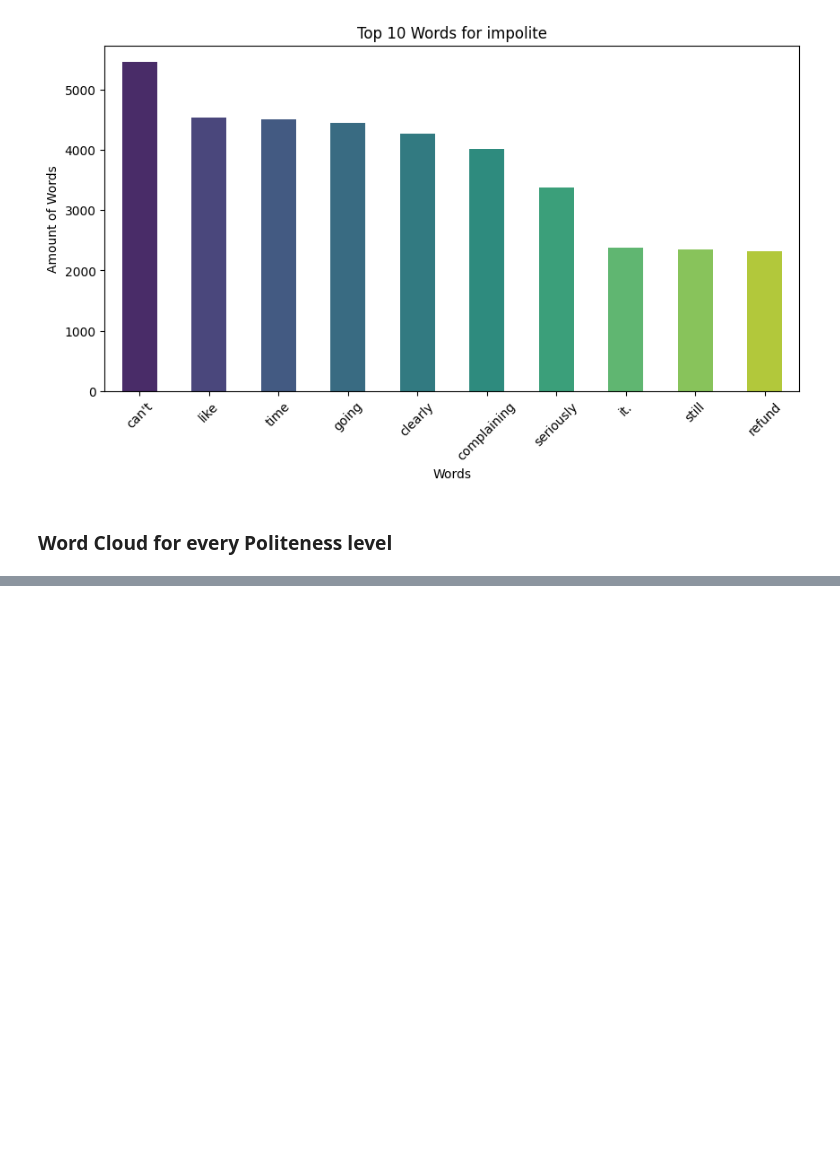
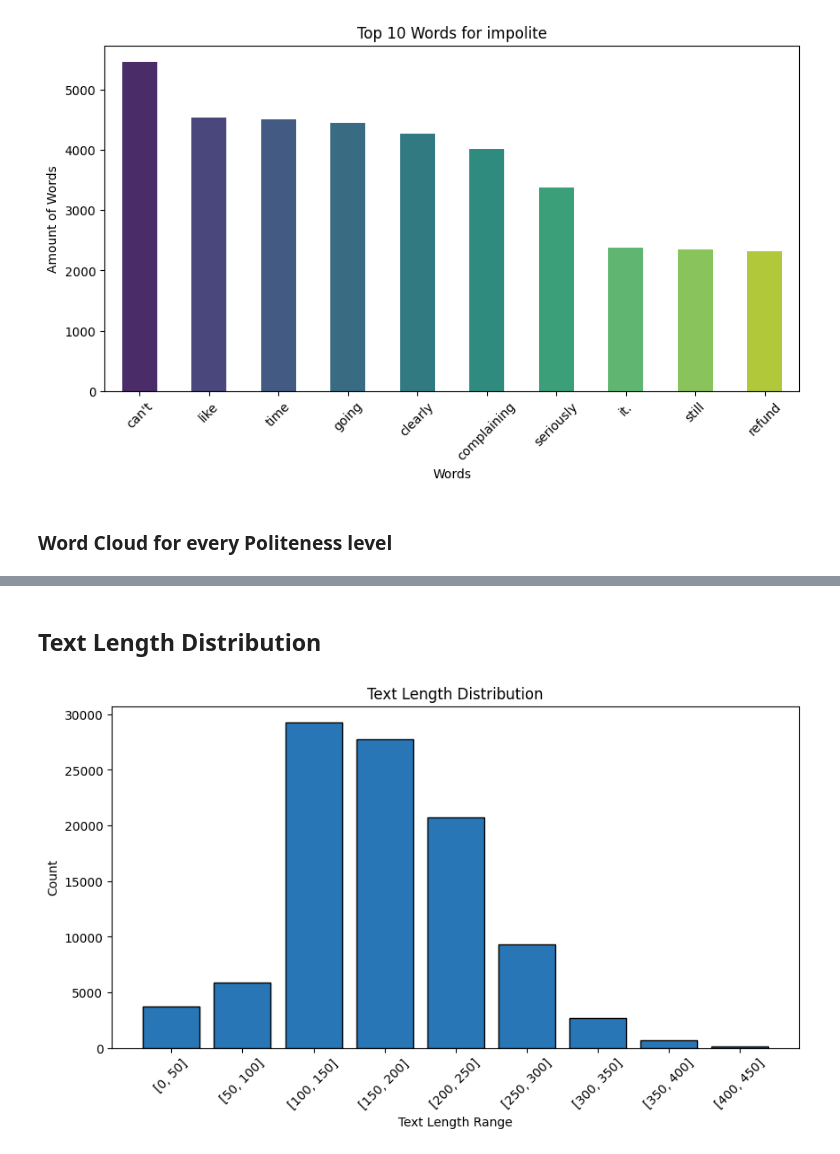
Before and after one commit to FranciscoAlves124/NLP1, a Jupyter notebook: eda.ipynb, the cells around one changed output, grey strips where cells are left out. Drawn from its saved outputs; the diff is of its cells as text; code cells hidden in the pictures; blank space fills up the shorter version.

Commit message:
Text Length analysis eda

```diff
--- a/eda.ipynb
+++ b/eda.ipynb
@@ -225,0 +226,23 @@ for label in data['label'].unique():
+# %% [markdown]
+## Text Length Distribution
+# %%
+from collections import Counter
+
+data['text_length'] = data['text'].apply(len)
+
+bins = range(0, 451, 50)
+data['length_bin'] = pd.cut(data['text_length'], bins=bins, right=False)
+
+count_dict = data['length_bin'].value_counts(sort=False)
+
+formatted_labels = [f"[{int(interval.left)}, {int(interval.right)}]" for interval in count_dict.index]
+
+plt.figure(figsize=(10, 5))
+plt.bar(formatted_labels, count_dict.values, color='#2976b6', edgecolor='black')
+plt.title('Text Length Distribution')
+plt.xlabel('Text Length Range')
+plt.ylabel('Count')
+plt.xticks(rotation=45)
+plt.show()
+# %% [output]
+[figure, added]
```
Also changed, not shown: parts of 2 cells of this notebook.
